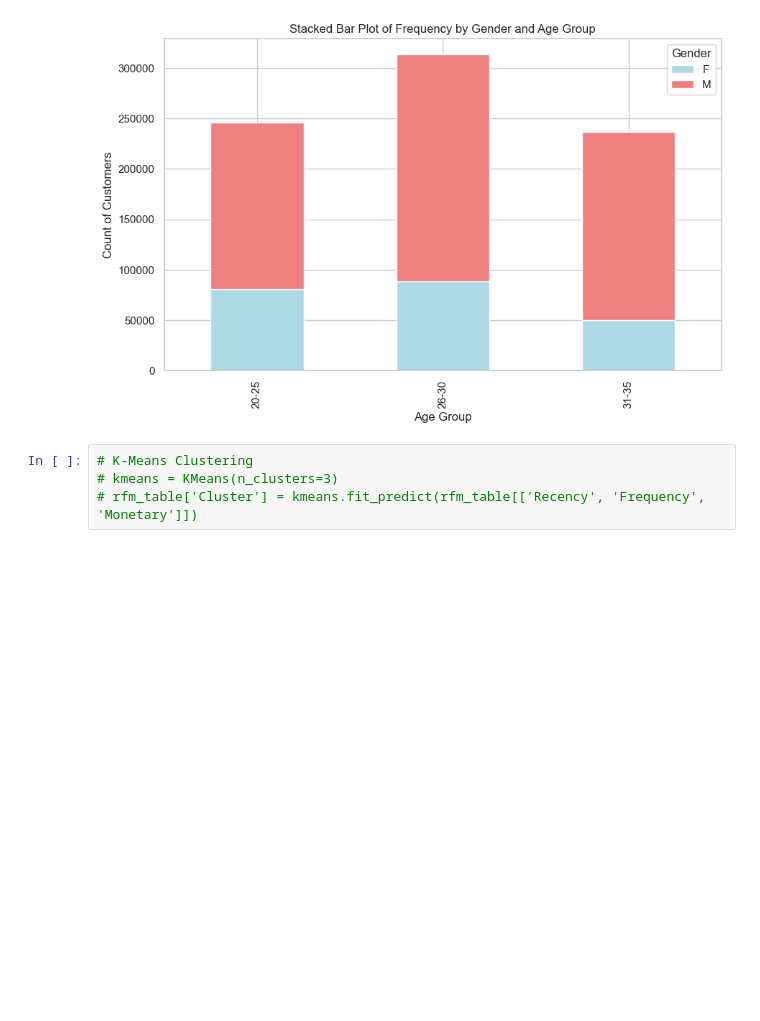
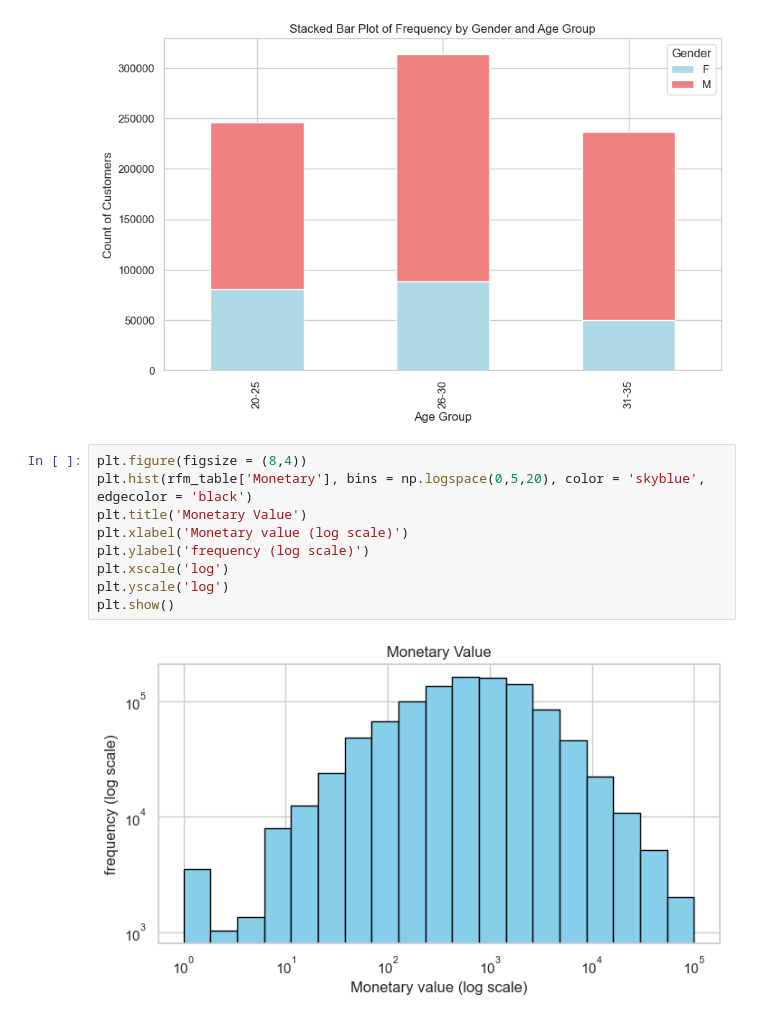
Before and after one commit to joachinhimself/RFM-Analysis, a Jupyter notebook: Notebooks/RFM Analysis Solution.ipynb, the cells around one changed output. Drawn from its saved outputs; the diff is of its cells as text; blank space fills up the shorter version.

```diff
--- a/Notebooks/RFM Analysis Solution.ipynb
+++ b/Notebooks/RFM Analysis Solution.ipynb
@@ -970,7 +968,14 @@ plt.legend(title='Gender', labels=age_counts.columns)
 plt.show()
 # %% [output]
 [figure]
-# %%
-# K-Means Clustering
-# kmeans = KMeans(n_clusters=3)
-# rfm_table['Cluster'] = kmeans.fit_predict(rfm_table[['Recency', 'Frequency', 'Monetary']])
+# %%
+plt.figure(figsize = (8,4))
+plt.hist(rfm_table['Monetary'], bins = np.logspace(0,5,20), color = 'skyblue', edgecolor = 'black')
+plt.title('Monetary Value')
+plt.xlabel('Monetary value (log scale)')
+plt.ylabel('frequency (log scale)')
+plt.xscale('log')
+plt.yscale('log')
+plt.show()
+# %% [output]
+[figure, new version]
```
Also changed, not shown: parts of 54 cells of this notebook.
